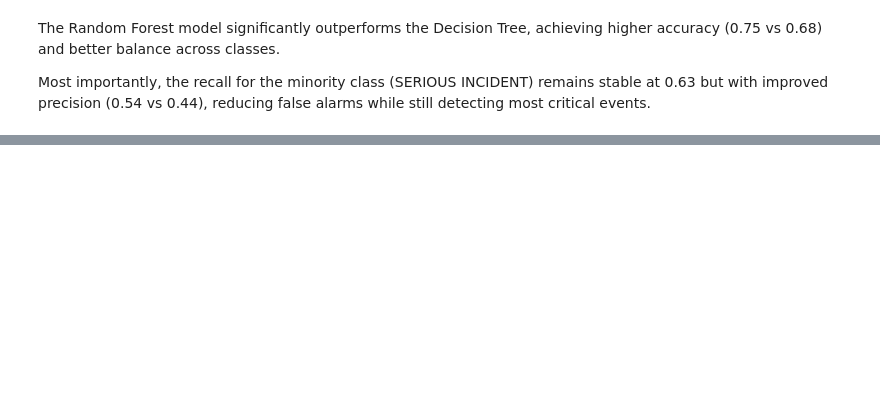
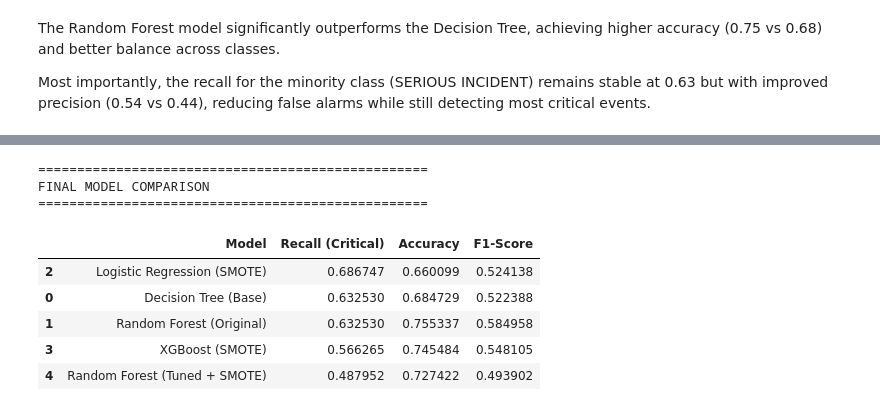
Before and after one commit to MaximeDeVinci/Machine-Learning-Project-, a Jupyter notebook: Project_Pâris-Jeremie_Manas-Maxime_Poutiers-Chloé (1).ipynb, the cells around one changed output, grey strips where cells are left out. Cells and saved outputs as stored; diff of their text form; code cells hidden in the pictures; blank space fills up the shorter version.

```diff
--- a/Project_Pâris-Jeremie_Manas-Maxime_Poutiers-Chloé (1).ipynb
+++ b/Project_Pâris-Jeremie_Manas-Maxime_Poutiers-Chloé (1).ipynb
@@ -898,0 +911,20 @@ Further improvements could include hyperparameter tuning, advanced encodings, an
+# %%
+# SMOTE IMPLEMENTATION
+print("=" * 50)
+print("BALANCING DATA WITH SMOTE")
+print("=" * 50)
+
+from imblearn.over_sampling import SMOTE
+
+smote = SMOTE(random_state=42)
+
+X_train_resampled, y_train_resampled = smote.fit_resample(X_train, y_train)
+
+print("Before SMOTE:")
+print(y_train.value_counts())
+
+print("\nAfter SMOTE:")
+print(y_train_resampled.value_counts())
+
+print(f"\nOriginal training shape: {X_train.shape}")
+print(f"Resampled training shape: {X_train_resampled.shape}")
@@ -898,0 +1040,43 @@ Further improvements could include hyperparameter tuning, advanced encodings, an
+# %%
+# FINAL MODEL COMPARISON
+print("=" * 50)
+print("FINAL MODEL COMPARISON")
+print("=" * 50)
+
+models_data = {
+    "Model": ["Decision Tree (Base)", "Random Forest (Original)", "Logistic Regression (SMOTE)", "XGBoost (SMOTE)", "Random Forest (Tuned + SMOTE)"],
+    "Recall (Critical)": [
+        recall_score(y_test, y_pred_test),
+        recall_score(y_test, y_pred_rf),
+        recall_score(y_test, y_pred_lr),
+        recall_score(y_test, y_pred_xgb),
+        recall_score(y_test, y_pred_best_rf)
+    ],
+    "Accuracy": [
+        accuracy_score(y_test, y_pred_test),
+        accuracy_score(y_test, y_pred_rf),
+        accuracy_score(y_test, y_pred_lr),
+        accuracy_score(y_test, y_pred_xgb),
+        accuracy_score(y_test, y_pred_best_rf)
+    ],
+    "F1-Score": [
+        f1_score(y_test, y_pred_test),
+        f1_score(y_test, y_pred_rf),
+        f1_score(y_test, y_pred_lr),
+        f1_score(y_test, y_pred_xgb),
+        f1_score(y_test, y_pred_best_rf)
+    ]
+}
+
+results_df = pd.DataFrame(models_data)
+display(results_df.sort_values(by="Recall (Critical)", ascending=False).style.background_gradient(cmap="Greens"))
+# %% [output]
+==================================================
+FINAL MODEL COMPARISON
+==================================================
+|  | Model | Recall (Critical) | Accuracy | F1-Score |
+| 2 | Logistic Regression (SMOTE) | 0.686747 | 0.660099 | 0.524138 |
+| 0 | Decision Tree (Base) | 0.632530 | 0.684729 | 0.522388 |
+| 1 | Random Forest (Original) | 0.632530 | 0.755337 | 0.584958 |
+| 3 | XGBoost (SMOTE) | 0.566265 | 0.745484 | 0.548105 |
+| 4 | Random Forest (Tuned + SMOTE) | 0.487952 | 0.727422 | 0.493902 |
```
Also changed, not shown: parts of 16 cells of this notebook.
